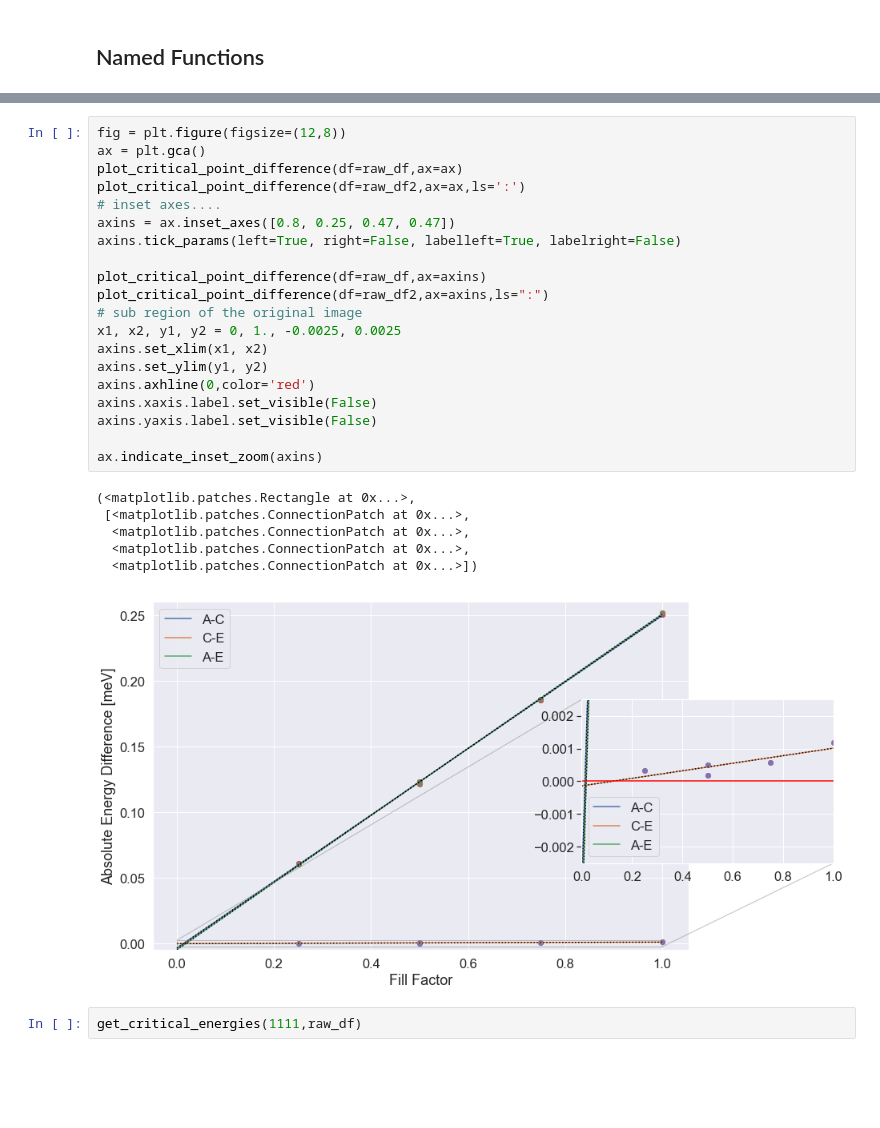
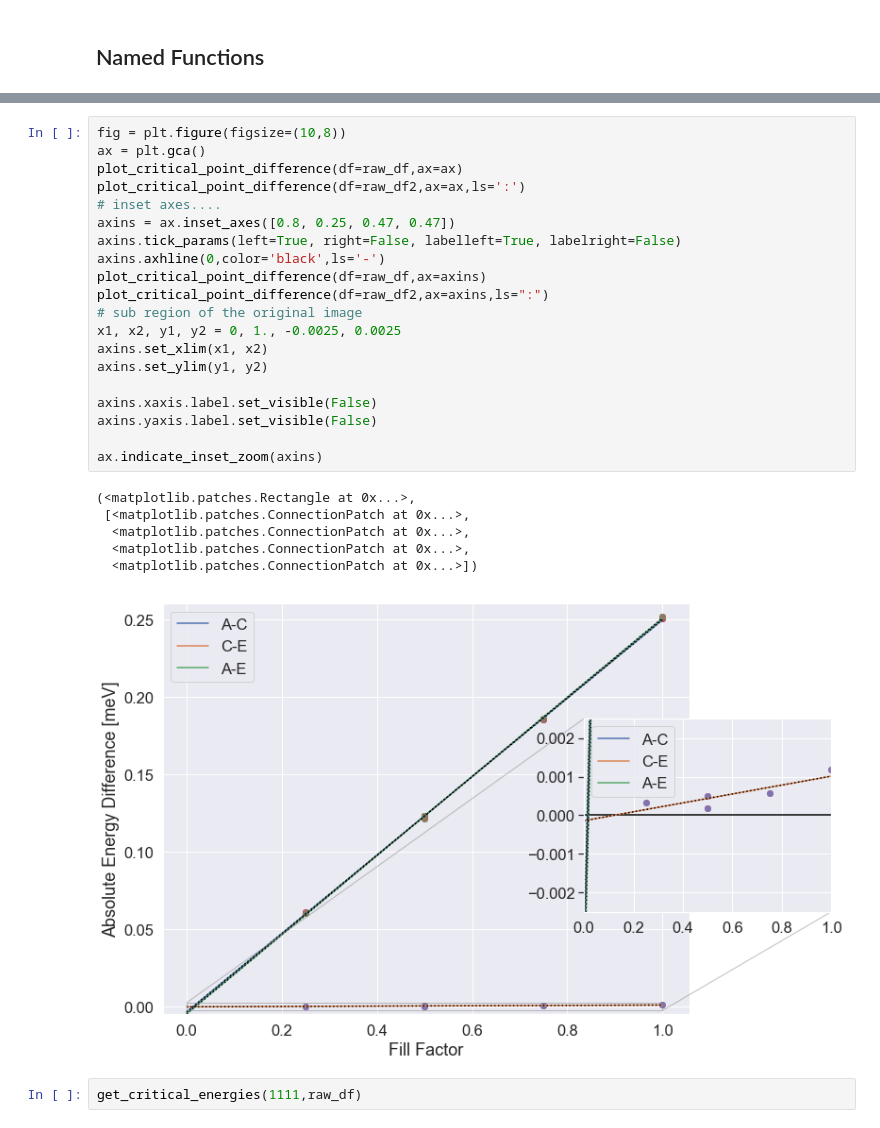
Before and after one commit to gvermillion/msc_thesis, a Jupyter notebook: potential_map/vacuum/vacuum_comparison.ipynb, the cells around one changed output, grey strips where cells are left out. Saved outputs shown, nothing was run; the diff lists cells and outputs as text; blank space fills up the shorter version.

Commit message:
slight figure mods

```diff
--- a/potential_map/vacuum/vacuum_comparison.ipynb
+++ b/potential_map/vacuum/vacuum_comparison.ipynb
@@ -159,30 +159,30 @@ plot_zeroed_comparison()
 # %%
-fig = plt.figure(figsize=(12,8))
+fig = plt.figure(figsize=(10,8))
 ax = plt.gca()
 plot_critical_point_difference(df=raw_df,ax=ax)
 plot_critical_point_difference(df=raw_df2,ax=ax,ls=':')
 # inset axes....
 axins = ax.inset_axes([0.8, 0.25, 0.47, 0.47])
 axins.tick_params(left=True, right=False, labelleft=True, labelright=False)
-
+axins.axhline(0,color='black',ls='-')
 plot_critical_point_difference(df=raw_df,ax=axins)
 plot_critical_point_difference(df=raw_df2,ax=axins,ls=":")
 # sub region of the original image
 x1, x2, y1, y2 = 0, 1., -0.0025, 0.0025
 axins.set_xlim(x1, x2)
 axins.set_ylim(y1, y2)
-axins.axhline(0,color='red')
+
 axins.xaxis.label.set_visible(False)
 axins.yaxis.label.set_visible(False)
 
 ax.indicate_inset_zoom(axins)
 # %% [output]
 (<matplotlib.patches.Rectangle at 0x...>,
  [<matplotlib.patches.ConnectionPatch at 0x...>,
   <matplotlib.patches.ConnectionPatch at 0x...>,
   <matplotlib.patches.ConnectionPatch at 0x...>,
   <matplotlib.patches.ConnectionPatch at 0x...>])
-[figure, old version]
+[figure, new version]
 # %%
 get_critical_energies(1111,raw_df)
 # %% [output]
```
Also changed, not shown: parts of 2 cells of this notebook, 3 other files.
